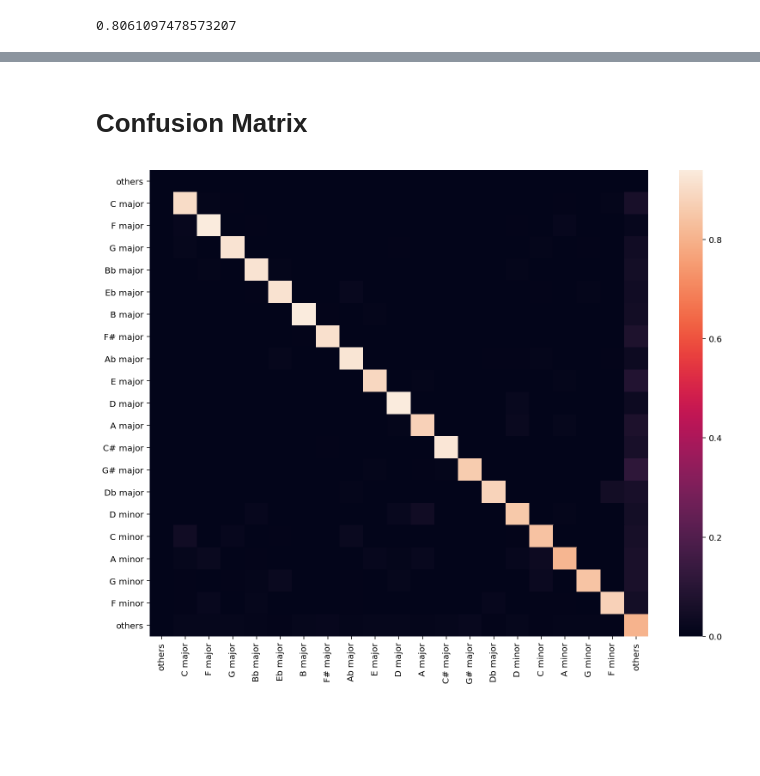
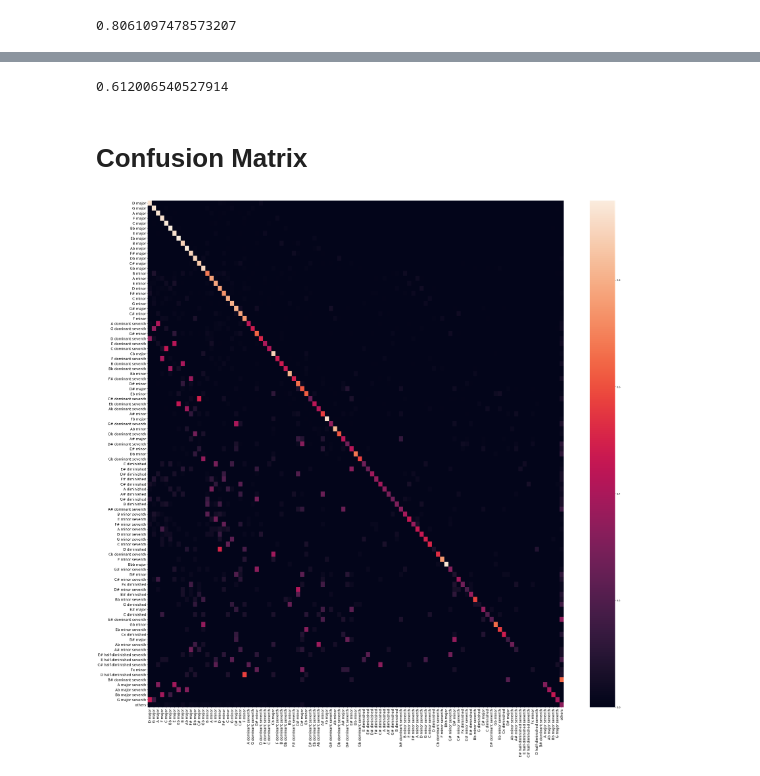
Before and after one commit to TianxueHu/ChordSymbolRec, a Jupyter notebook: chord_rec/notebooks/Attn_Seq2Seq_Eval.ipynb, the cells around one changed output, grey strips where cells are left out. Drawn from its saved outputs; the diff is of its cells as text; code cells hidden in the pictures; blank space fills up the shorter version.

```diff
--- a/chord_rec/notebooks/Attn_Seq2Seq_Eval.ipynb
+++ b/chord_rec/notebooks/Attn_Seq2Seq_Eval.ipynb
@@ -280,0 +383,8 @@ np.sum(quality_preds == quality_labels) / len(quality_preds)
+# %%
+mask = (all_pred2 != "<sos>") & (all_pred2 != "<eos>") & (all_pred2 != "<pad>")
+masked_preds = all_pred2[mask]
+masked_chords = all_label2[mask]
+
+print(np.sum(masked_preds == masked_chords) / len(masked_chords))
+# %% [output]
+0.612006540527914
@@ -287,27 +400,30 @@ import matplotlib.pyplot as plt
 # %%
 co = Counter(masked_chords)
 # %%
-most_common_chord = list(list(zip(*co.most_common(20)))[0])
+most_common_chord = list(list(zip(*co.most_common(100)))[0])
+# %%
+co_preds = copy.deepcopy(masked_preds)
+co_chords = copy.deepcopy(masked_chords)
 # %%
 for i in range(len(masked_preds)):
     if masked_preds[i] not in most_common_chord:
-        masked_preds[i] = "others"
+        co_preds[i] = "others"
     if masked_chords[i] not in most_common_chord:
-        masked_chords[i] = "others"
+        co_chords[i] = "others"
 # %%
-cm = confusion_matrix(masked_chords, masked_preds, normalize = "true", labels = most_common_chord + ["others"])
+cm = confusion_matrix(co_chords, co_preds, normalize = "true", labels = most_common_chord + ["others"])
 # %%
-fig, ax = plt.subplots(figsize=(13,10))
+fig, ax = plt.subplots(figsize=(40,40))
 
 sn.heatmap(cm, annot=False)
-ax.set_xticklabels(most_common_chord + ["others"])
-ax.set_yticklabels(most_common_chord + ["others"])
+ax.set_xticklabels(most_common_chord + ["others"], fontsize = 15)
+ax.set_yticklabels(most_common_chord + ["others"], fontsize = 15)
 plt.yticks(rotation=0)
 plt.xticks(rotation="vertical")
 plt.show()
-fig.savefig("confusion_bachhaydn_baseline.pdf", format = "pdf")
+fig.savefig("confusion_bach_org_s2s_100.pdf", format = "pdf")
 # %% [output]
-[figure, old version]
+[figure, new version]
 # %%
 symbol, num = list(zip(*co.most_common(50)))
 symbol = list(symbol)
```
Also changed, not shown: parts of 21 cells of this notebook, 1 other file.
